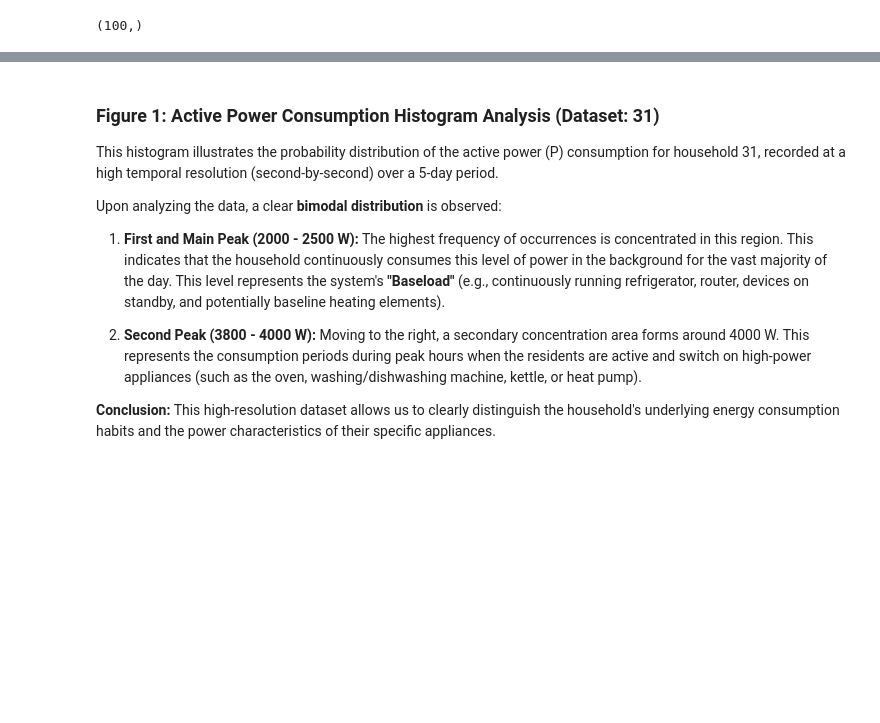
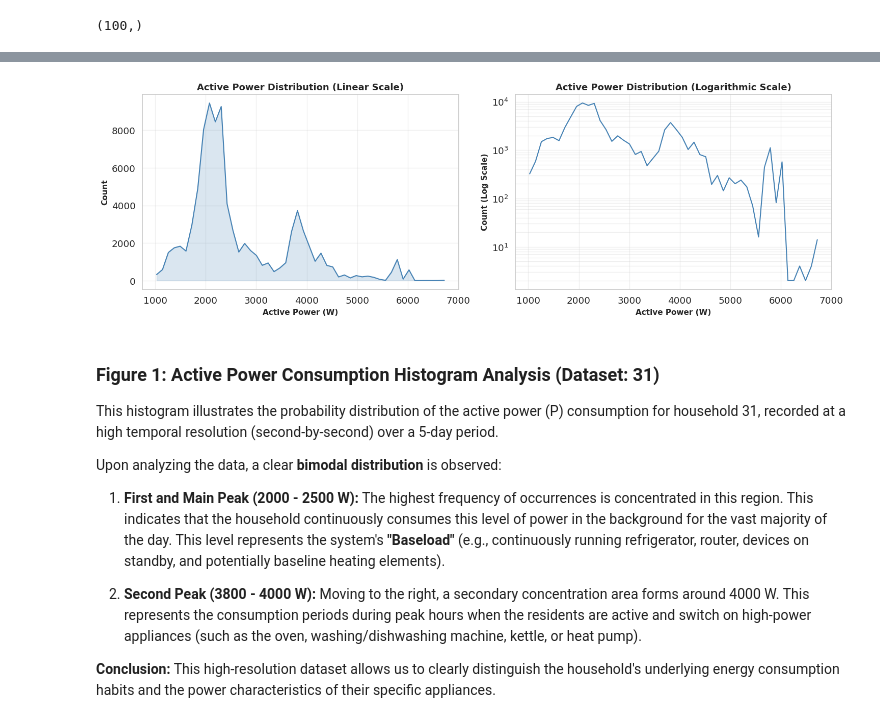
Before and after one commit to FURKANNALBANTOGLU/smart-meter-data-analytics, a Jupyter notebook: Lab3_Smart_Meter_Data_Analytics_for_DSP_ipynb_(1)_txt.ipynb, the cells around one changed output, grey strips where cells are left out. Cells and saved outputs as stored; diff of their text form; code cells hidden in the pictures; blank space fills up the shorter version.

```diff
--- a/Lab3_Smart_Meter_Data_Analytics_for_DSP_ipynb_(1)_txt.ipynb
+++ b/Lab3_Smart_Meter_Data_Analytics_for_DSP_ipynb_(1)_txt.ipynb
@@ -480,3 +432,37 @@ plt.hist(P_smx1, bins=50)  # Distribution of power values
+# %%
+import numpy as np
+import matplotlib.pyplot as plt
+
+# Clean data (drop NaNs if any)
+data = P_smx1.dropna().values.astype(float)
+
+# Calculate histogram dynamically across the actual power range
+df_smd_hist, bin_edges = np.histogram(data, bins=50)
+bin_centers = (bin_edges[:-1] + bin_edges[1:]) / 2
+
+# Create figure with two columns (Linear vs. Log scale)
+fig, ax = plt.subplots(1, 2, figsize=(15, 5))
+
+# 1. Linear scale histogram
+ax[0].plot(bin_centers, df_smd_hist, color='steelblue', linewidth=1.5)
+ax[0].fill_between(bin_centers, df_smd_hist, color='steelblue', alpha=0.2)
+ax[0].set_title('Active Power Distribution (Linear Scale)', fontsize=13, fontweight='bold')
+ax[0].set_xlabel('Active Power (W)', fontsize=11, fontweight='bold')
+ax[0].set_ylabel('Count', fontsize=11, fontweight='bold')
+ax[0].grid(alpha=0.3)
+
+# 2. Logarithmic scale histogram
+ax[1].plot(bin_centers, df_smd_hist, color='steelblue', linewidth=1.5)
+ax[1].set_yscale('log')
+ax[1].set_title('Active Power Distribution (Logarithmic Scale)', fontsize=13, fontweight='bold')
+ax[1].set_xlabel('Active Power (W)', fontsize=11, fontweight='bold')
+ax[1].set_ylabel('Count (Log Scale)', fontsize=11, fontweight='bold')
+ax[1].grid(which='both', alpha=0.3)
+
+plt.tight_layout()
+plt.show()
+# %% [output]
+[figure, added]
 # %% [markdown]
 ### **Figure 1: Active Power Consumption Histogram Analysis (Dataset: 31)**
 
```
Also changed, not shown: parts of 1 cell of this notebook.
